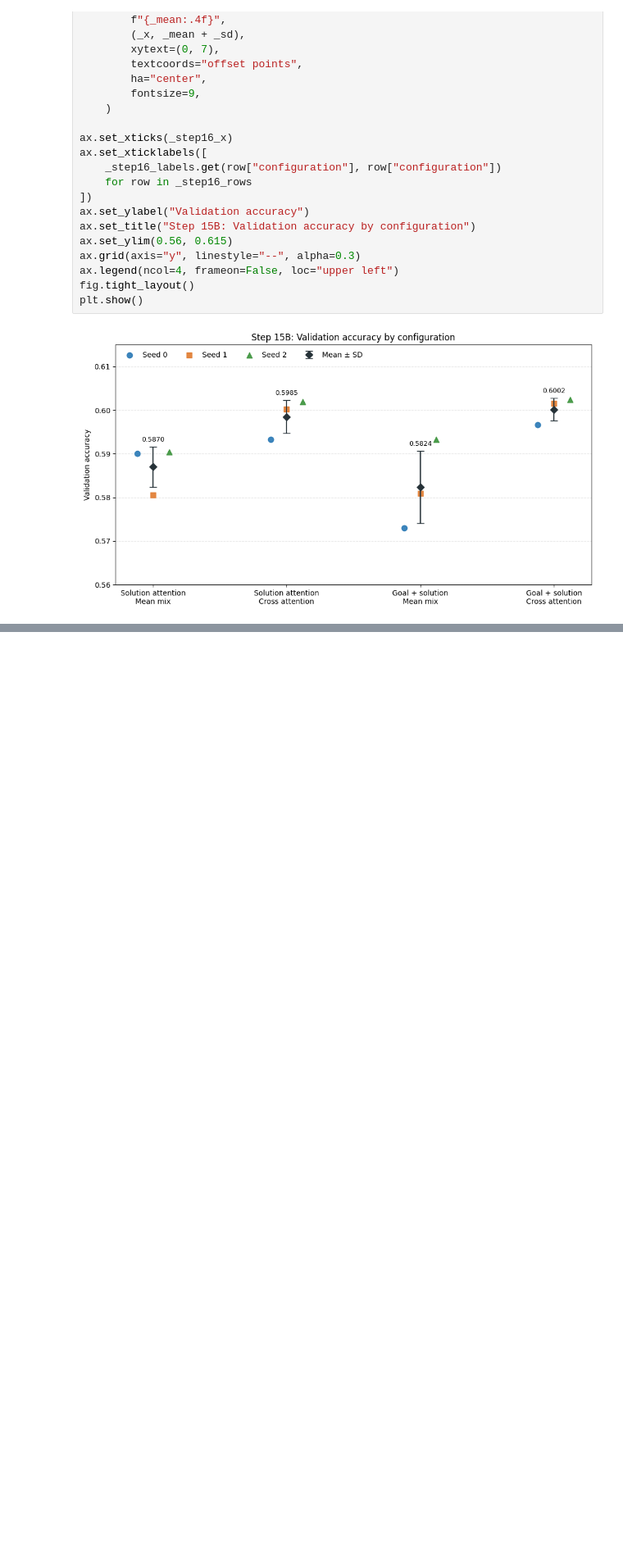
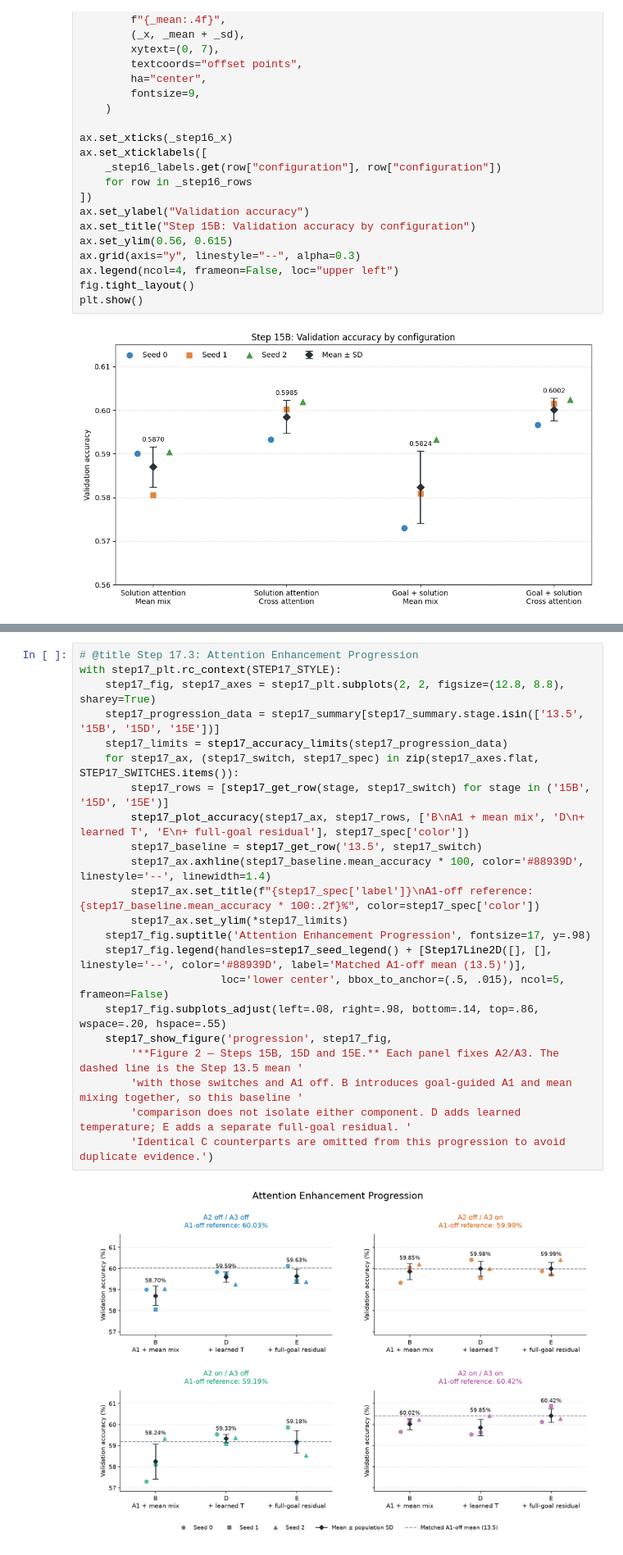
Before and after one commit to quiteqiang/NLP-group, a Jupyter notebook: main_model_01_test_step_15_02.ipynb, the cells around one changed output, grey strips where cells are left out. Shown at 82% size. Cells and saved outputs as stored; diff of their text form; blank space fills up the shorter version.

```diff
--- a/main_model_01_test_step_15_02.ipynb
+++ b/main_model_01_test_step_15_02.ipynb
@@ -5402,0 +5912,24 @@ plt.show()
+# %%
+# @title Step 17.3: Attention Enhancement Progression
+with step17_plt.rc_context(STEP17_STYLE):
+    step17_fig, step17_axes = step17_plt.subplots(2, 2, figsize=(12.8, 8.8), sharey=True)
+    step17_progression_data = step17_summary[step17_summary.stage.isin(['13.5', '15B', '15D', '15E'])]
+    step17_limits = step17_accuracy_limits(step17_progression_data)
+    for step17_ax, (step17_switch, step17_spec) in zip(step17_axes.flat, STEP17_SWITCHES.items()):
+        step17_rows = [step17_get_row(stage, step17_switch) for stage in ('15B', '15D', '15E')]
+        step17_plot_accuracy(step17_ax, step17_rows, ['B\nA1 + mean mix', 'D\n+ learned T', 'E\n+ full-goal residual'], step17_spec['color'])
+        step17_baseline = step17_get_row('13.5', step17_switch)
+        step17_ax.axhline(step17_baseline.mean_accuracy * 100, color='#88939D', linestyle='--', linewidth=1.4)
+        step17_ax.set_title(f"{step17_spec['label']}\nA1-off reference: {step17_baseline.mean_accuracy * 100:.2f}%", color=step17_spec['color'])
+        step17_ax.set_ylim(*step17_limits)
+    step17_fig.suptitle('Attention Enhancement Progression', fontsize=17, y=.98)
+    step17_fig.legend(handles=step17_seed_legend() + [Step17Line2D([], [], linestyle='--', color='#88939D', label='Matched A1-off mean (13.5)')],
+                      loc='lower center', bbox_to_anchor=(.5, .015), ncol=5, frameon=False)
+    step17_fig.subplots_adjust(left=.08, right=.98, bottom=.14, top=.86, wspace=.20, hspace=.55)
+    step17_show_figure('progression', step17_fig,
+        '**Figure 2 — Steps 15B, 15D and 15E.** Each panel fixes A2/A3. The dashed line is the Step 13.5 mean '
+        'with those switches and A1 off. B introduces goal-guided A1 and mean mixing together, so this baseline '
+        'comparison does not isolate either component. D adds learned temperature; E adds a separate full-goal residual. '
+        'Identical C counterparts are omitted from this progression to avoid duplicate evidence.')
+# %% [output]
+[figure, added]
```
Also changed, not shown: parts of 10 cells of this notebook.
